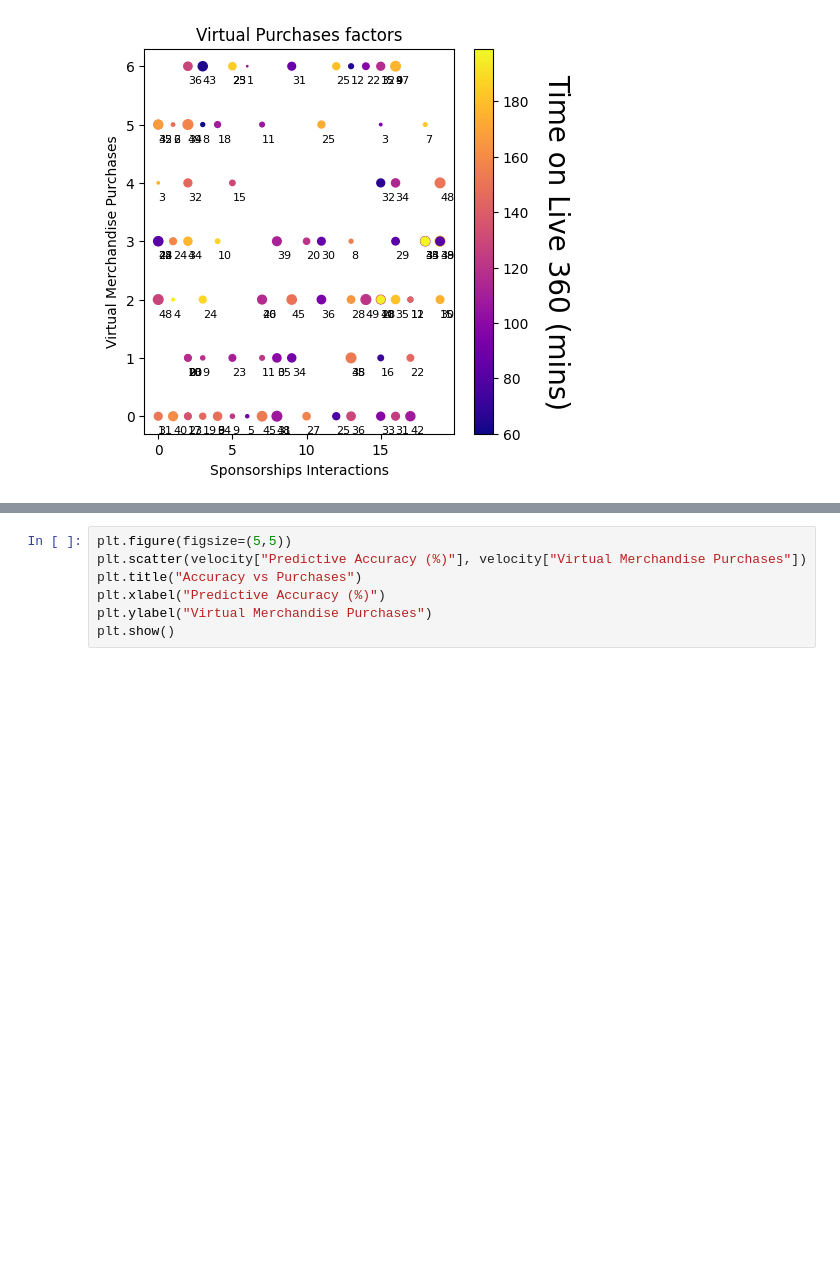
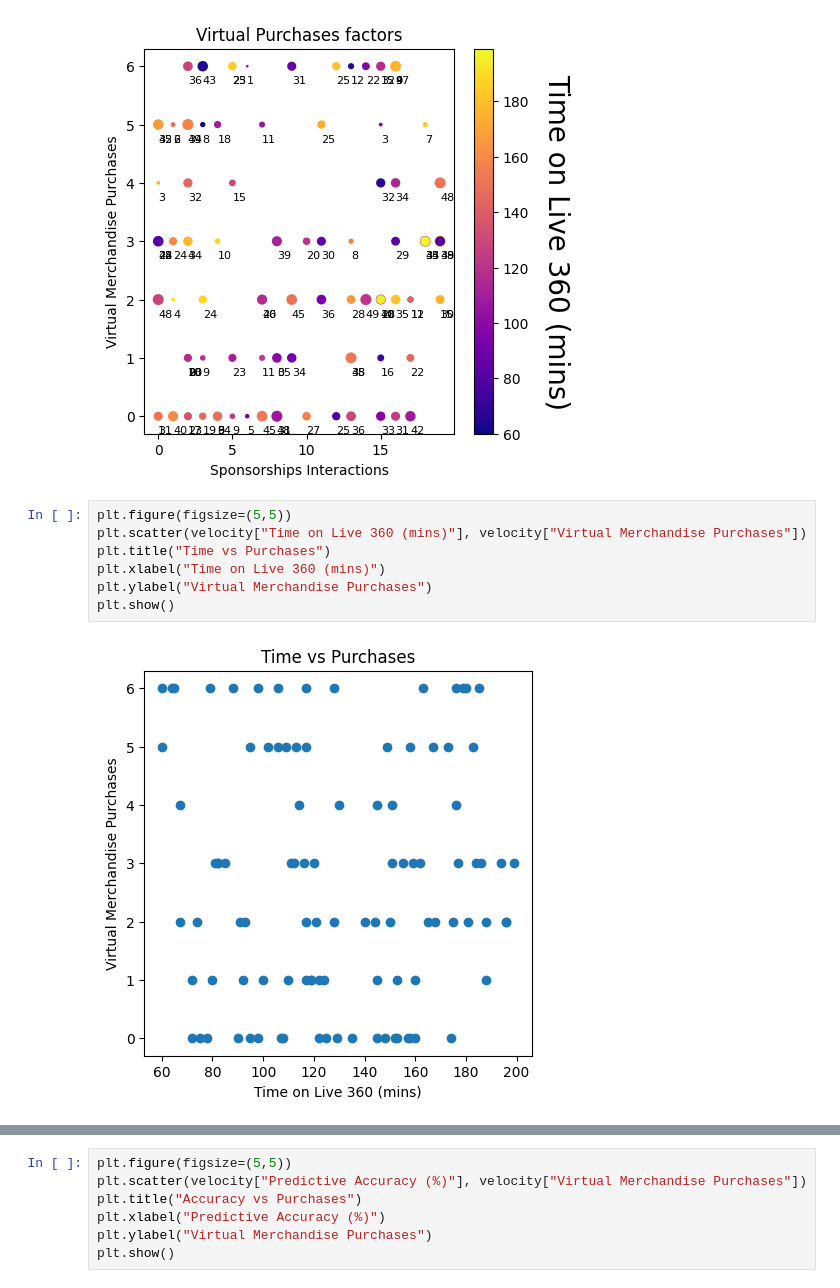
Before and after one commit to YuvalNoiman/Extern_Data_Science, a Jupyter notebook: data_science.ipynb, the cells around one changed output, grey strips where cells are left out. Cells and saved outputs as stored; diff of their text form; blank space fills up the shorter version.

```diff
--- a/data_science.ipynb
+++ b/data_science.ipynb
@@ -23,3 +23,12 @@ plt.ylabel("Virtual Merchandise Purchases")
 plt.show()
 # %% [output]
 [figure]
+# %%
+plt.figure(figsize=(5,5))
+plt.scatter(velocity["Time on Live 360 (mins)"], velocity["Virtual Merchandise Purchases"])
+plt.title("Time vs Purchases")
+plt.xlabel("Time on Live 360 (mins)")
+plt.ylabel("Virtual Merchandise Purchases")
+plt.show()
+# %% [output]
+[figure, added]
```
Also changed, not shown: parts of 2 cells of this notebook.
